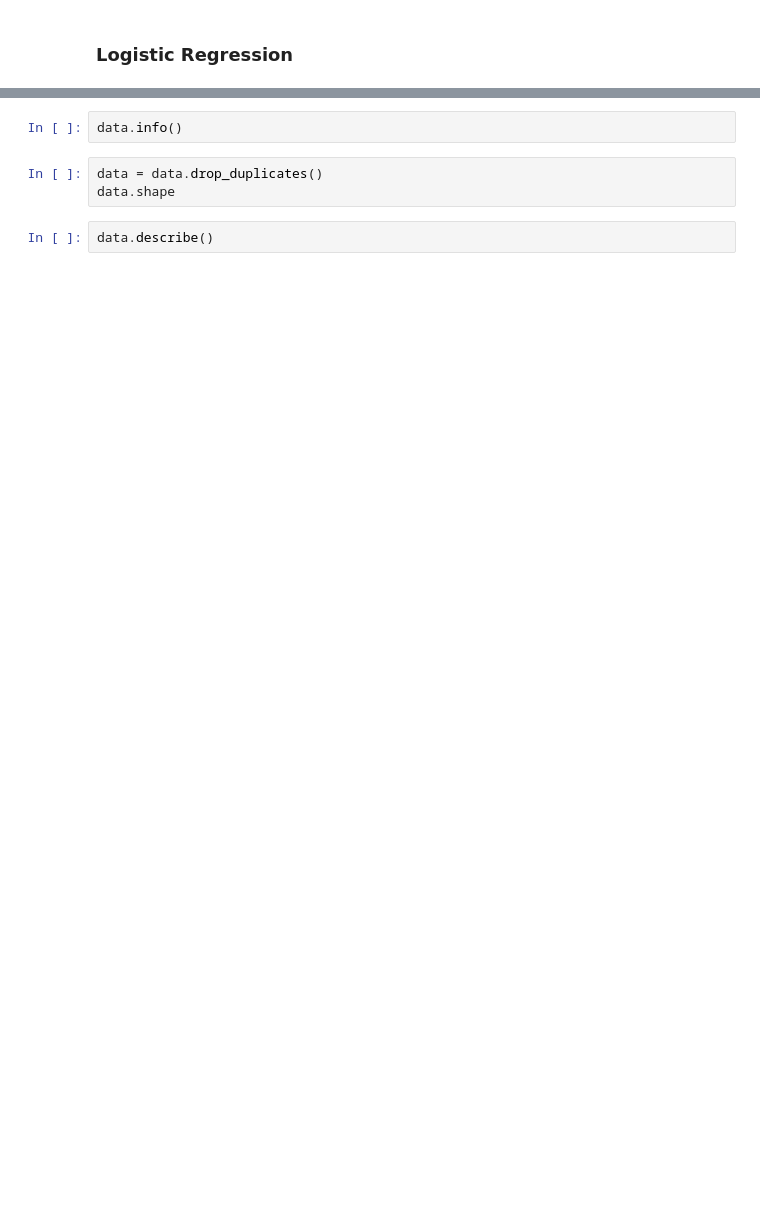
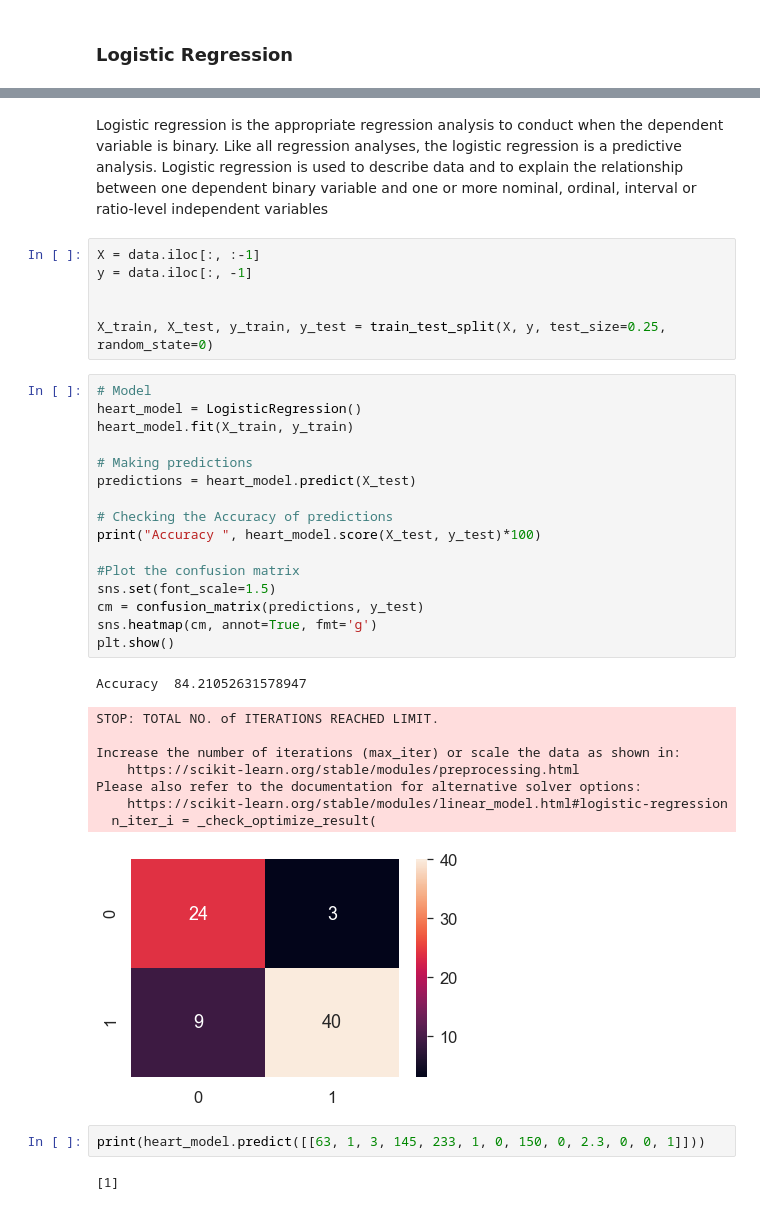
Before and after one commit to constantimi/Machine-Learning-Fundamentals, a Jupyter notebook: Heart Disease UCI/Heart Disease .ipynb, the cells around one changed output, grey strips where cells are left out. Cells and saved outputs as stored; diff of their text form; blank space fills up the shorter version.

```diff
--- a/Heart Disease UCI/Heart Disease .ipynb
+++ b/Heart Disease UCI/Heart Disease .ipynb
@@ -759,7 +722,38 @@ data.describe([.05, .95])
-# %%
-data.info()
-# %%
-data = data.drop_duplicates()
-data.shape
-# %%
-data.describe()
+# %% [markdown]
+Logistic regression is the appropriate regression analysis to conduct when the dependent variable is binary. Like all regression analyses, the logistic regression is a predictive analysis. Logistic regression is used to describe data and to explain the relationship between one dependent binary variable and one or more nominal, ordinal, interval or ratio-level independent variables
+# %%
+X = data.iloc[:, :-1]
+y = data.iloc[:, -1]
+
+
+X_train, X_test, y_train, y_test = train_test_split(X, y, test_size=0.25, random_state=0)
+# %%
+# Model
+heart_model = LogisticRegression()
+heart_model.fit(X_train, y_train)
+
+# Making predictions
+predictions = heart_model.predict(X_test)
+
+# Checking the Accuracy of predictions
+print("Accuracy ", heart_model.score(X_test, y_test)*100)
+
+#Plot the confusion matrix
+sns.set(font_scale=1.5)
+cm = confusion_matrix(predictions, y_test)
+sns.heatmap(cm, annot=True, fmt='g')
+plt.show()
+# %% [output]
+Accuracy  84.21052631578947
+STOP: TOTAL NO. of ITERATIONS REACHED LIMIT.
+
+Increase the number of iterations (max_iter) or scale the data as shown in:
+    https://scikit-learn.org/stable/modules/preprocessing.html
+Please also refer to the documentation for alternative solver options:
+    https://scikit-learn.org/stable/modules/linear_model.html#logistic-regression
+  n_iter_i = _check_optimize_result(
+[figure, added]
+# %%
+print(heart_model.predict([[63, 1, 3, 145, 233, 1, 0, 150, 0, 2.3, 0, 0, 1]]))
+# %% [output]
+[1]
```
Also changed, not shown: parts of 30 cells of this notebook.
